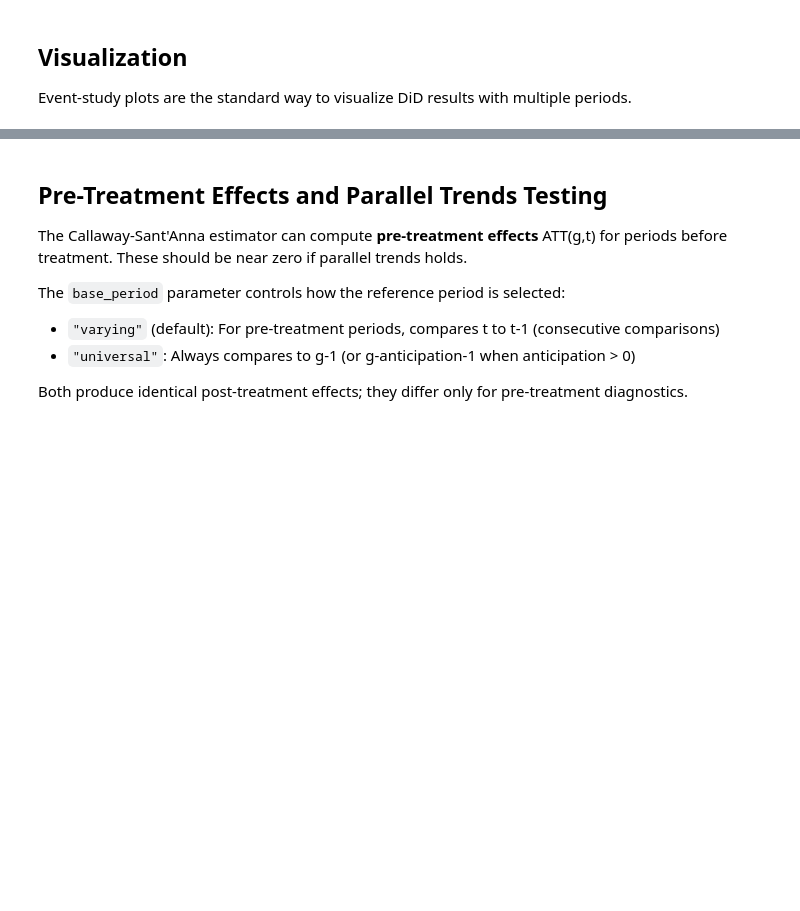
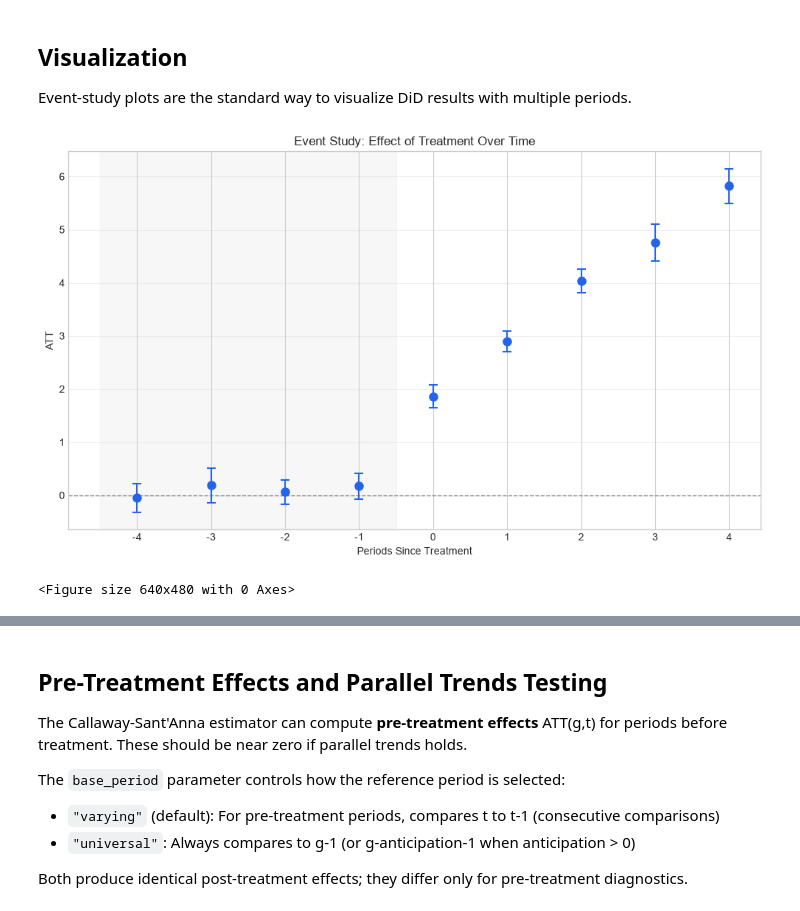
Before and after one commit to TDL77/diff-diff, a Jupyter notebook: docs/tutorials/02_staggered_did.ipynb, the cells around one changed output, grey strips where cells are left out. Drawn from its saved outputs; the diff is of its cells as text; code cells hidden in the pictures; blank space fills up the shorter version.

Commit message:
docs: migrate tutorial notebooks off fit-time aggregate= (sweep PR-B) (#764)

```diff
--- a/docs/tutorials/02_staggered_did.ipynb
+++ b/docs/tutorials/02_staggered_did.ipynb
@@ -157,8 +219,12 @@ results_cs = cs.fit(
     outcome="outcome",
     unit="unit",
     time="period",
-    first_treat="first_treat",  # Column with first treatment period (0 = never treated)
-    aggregate="all"  # Compute all aggregations (simple, event_study, group)
+    first_treat="first_treat"  # Column with first treatment period (0 = never treated)
 )
 
 print(results_cs.summary())
+
+# Aggregations are a post-fit step (3.9+): each aggregate() call returns a
+# container with its own summary()/to_dataframe()
+print(results_cs.aggregate("event_study").summary())
+print(results_cs.aggregate("group").summary())
@@ -275,18 +446,21 @@ Event-study plots are the standard way to visualize DiD results with multiple pe
 # %%
 if HAS_MATPLOTLIB:
     # Event study plot
     fig, ax = plt.subplots(figsize=(10, 6))
     plot_event_study(
-        results=results_cs,
+        results=results_cs.aggregate("event_study"),
         ax=ax,
         title="Event Study: Effect of Treatment Over Time",
         xlabel="Periods Since Treatment",
         ylabel="ATT"
     )
     plt.tight_layout()
     plt.show()
 else:
     print("Install matplotlib to see visualizations: pip install matplotlib")
+# %% [output]
+[figure, added]
+<Figure size 640x480 with 0 Axes>
 # %%
 if HAS_MATPLOTLIB:
     # Plot effects by cohort
```
Also changed, not shown: parts of 26 cells of this notebook, 10 other files.
